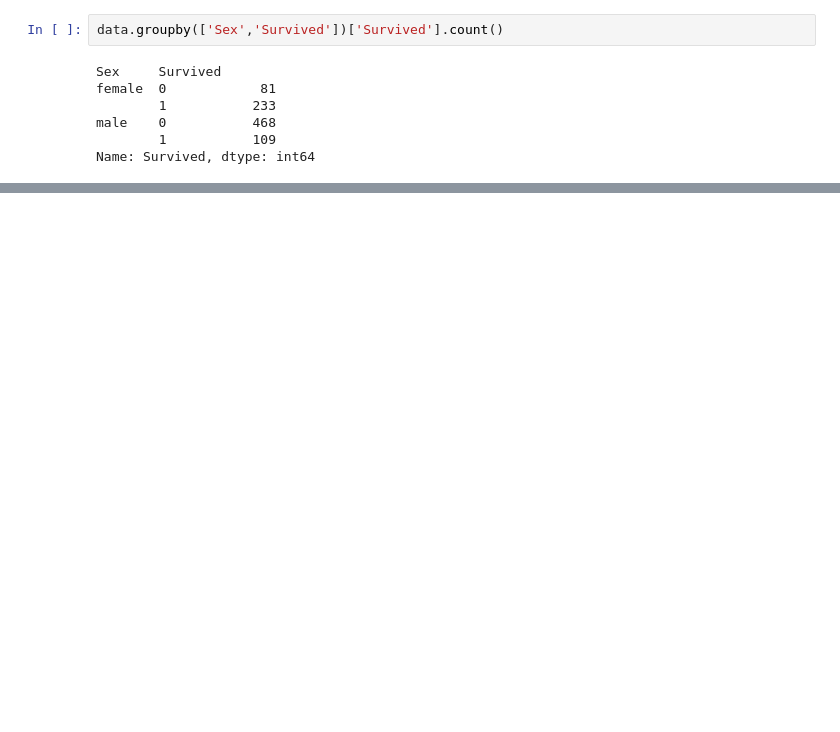
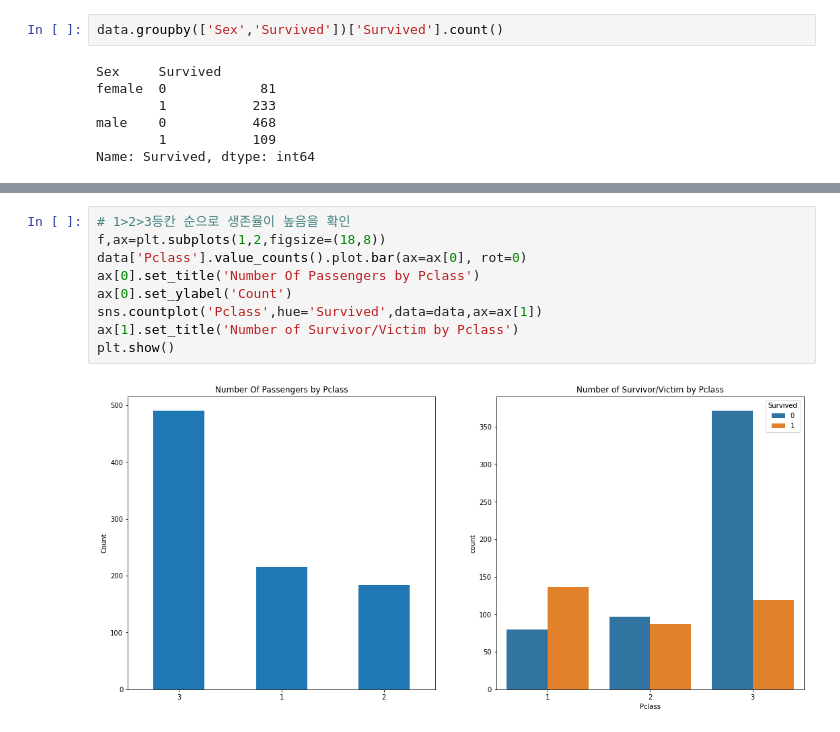
Before and after one commit to chsop/kaggle, a Jupyter notebook: Titanic/day2_practice.ipynb, the cells around one changed output, grey strips where cells are left out. Drawn from its saved outputs; the diff is of its cells as text; blank space fills up the shorter version.

```diff
--- a/Titanic/day2_practice.ipynb
+++ b/Titanic/day2_practice.ipynb
@@ -170,0 +174,11 @@ Name: Age, dtype: float64
+# %%
+# 1>2>3등칸 순으로 생존율이 높음을 확인
+f,ax=plt.subplots(1,2,figsize=(18,8))
+data['Pclass'].value_counts().plot.bar(ax=ax[0], rot=0)
+ax[0].set_title('Number Of Passengers by Pclass')
+ax[0].set_ylabel('Count')
+sns.countplot('Pclass',hue='Survived',data=data,ax=ax[1])
+ax[1].set_title('Number of Survivor/Victim by Pclass')
+plt.show()
+# %% [output]
+[figure, added]
```
Also changed, not shown: parts of 74 cells of this notebook.
